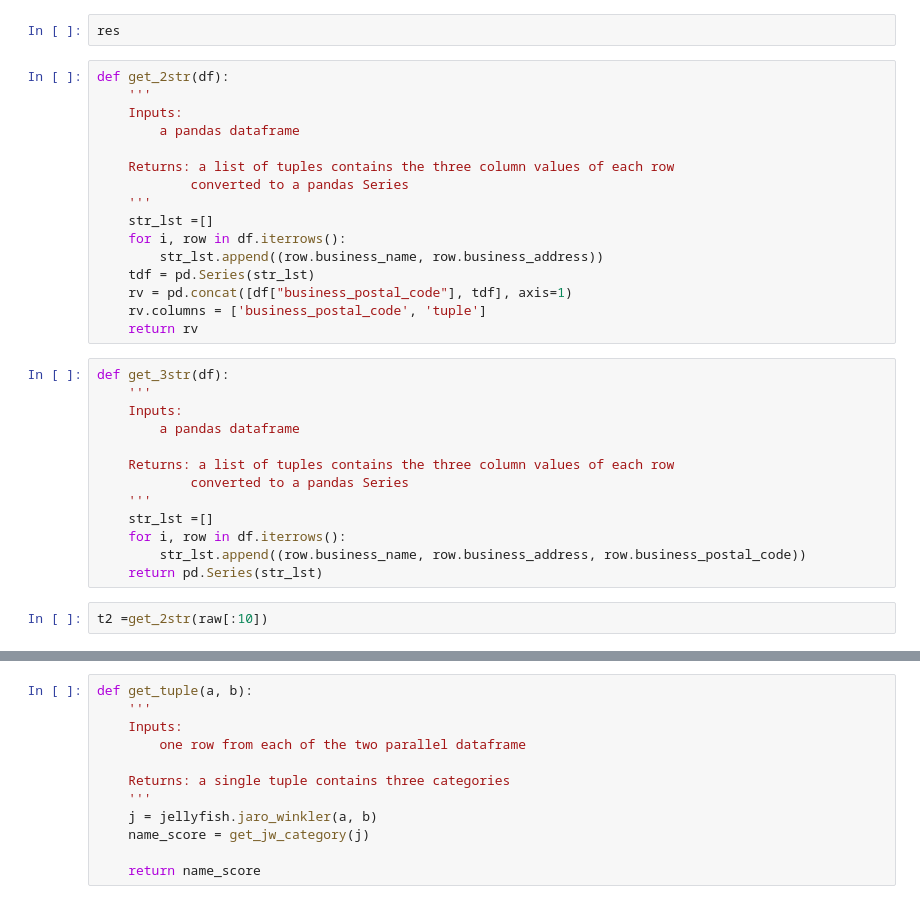
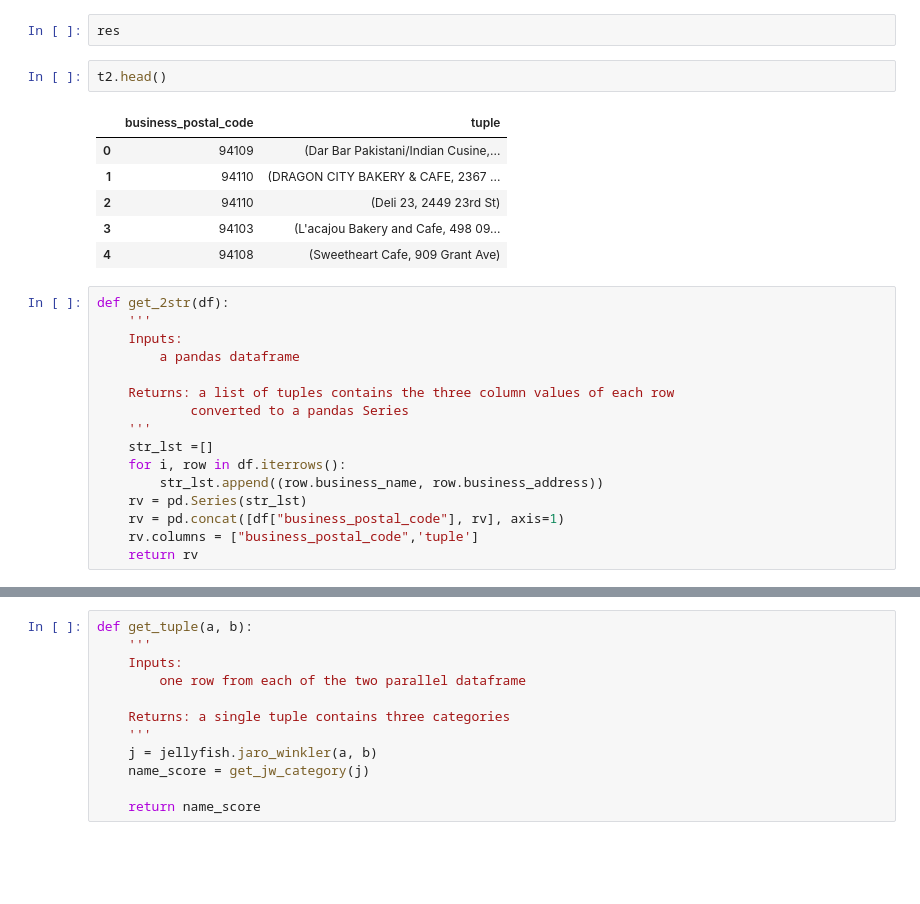
Before and after one commit to tianchu-shu/undergrad_thesis, a Jupyter notebook: df_test_.ipynb, the cells around one changed output, grey strips where cells are left out. Drawn from its saved outputs; the diff is of its cells as text; blank space fills up the shorter version.

```diff
--- a/df_test_.ipynb
+++ b/df_test_.ipynb
@@ -188,6 +227,15 @@ ins, res =link_record(raw, idc)
 ins
 # %%
 res
+# %%
+t2.head()
+# %% [output]
+|  | business_postal_code | tuple |
+| 0 | 94109 | (Dar Bar Pakistani/Indian Cusine,... |
+| 1 | 94110 | (DRAGON CITY BAKERY & CAFE, 2367 ... |
+| 2 | 94110 | (Deli 23, 2449 23rd St) |
+| 3 | 94103 | (L'acajou Bakery and Cafe, 498 09... |
+| 4 | 94108 | (Sweetheart Cafe, 909 Grant Ave) |
 # %%
 def get_2str(df):
     '''
@@ -200,22 +248,7 @@ def get_2str(df):
     str_lst =[]
     for i, row in df.iterrows():
         str_lst.append((row.business_name, row.business_address))
-    tdf = pd.Series(str_lst)
-    rv = pd.concat([df["business_postal_code"], tdf], axis=1)
-    rv.columns = ['business_postal_code', 'tuple']
+    rv = pd.Series(str_lst)
+    rv = pd.concat([df["business_postal_code"], rv], axis=1)
+    rv.columns = ["business_postal_code",'tuple']
     return rv
-# %%
-def get_3str(df):
-    '''
-    Inputs:
-        a pandas dataframe
-
-    Returns: a list of tuples contains the three column values of each row
-            converted to a pandas Series
-    '''
-    str_lst =[]
-    for i, row in df.iterrows():
-        str_lst.append((row.business_name, row.business_address, row.business_postal_code))
-    return pd.Series(str_lst)
-# %%
-t2 =get_2str(raw[:10])
```
Also changed, not shown: parts of 29 cells of this notebook.
